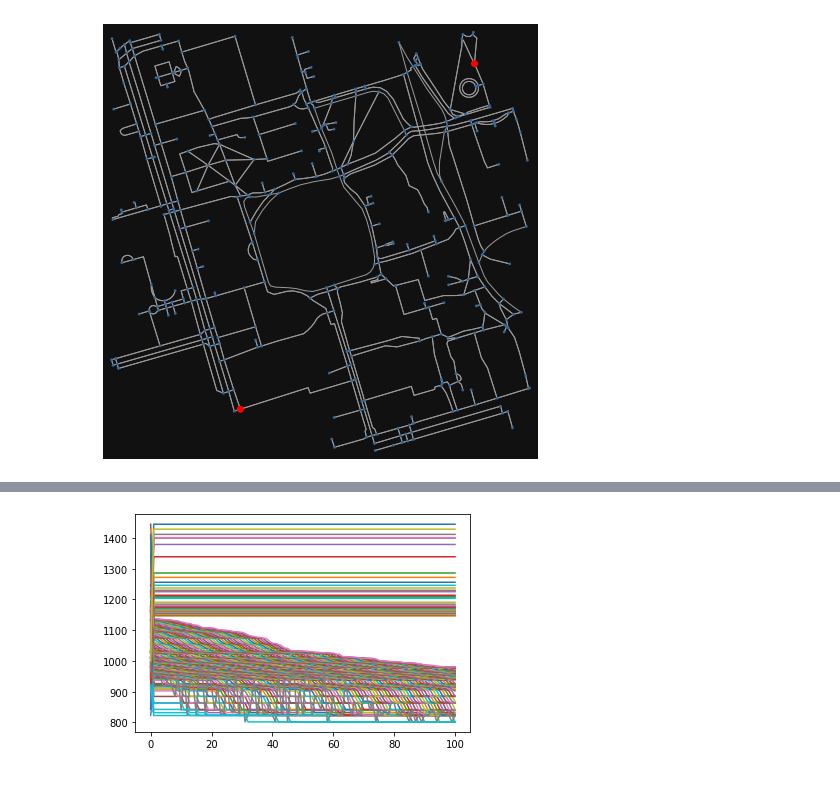
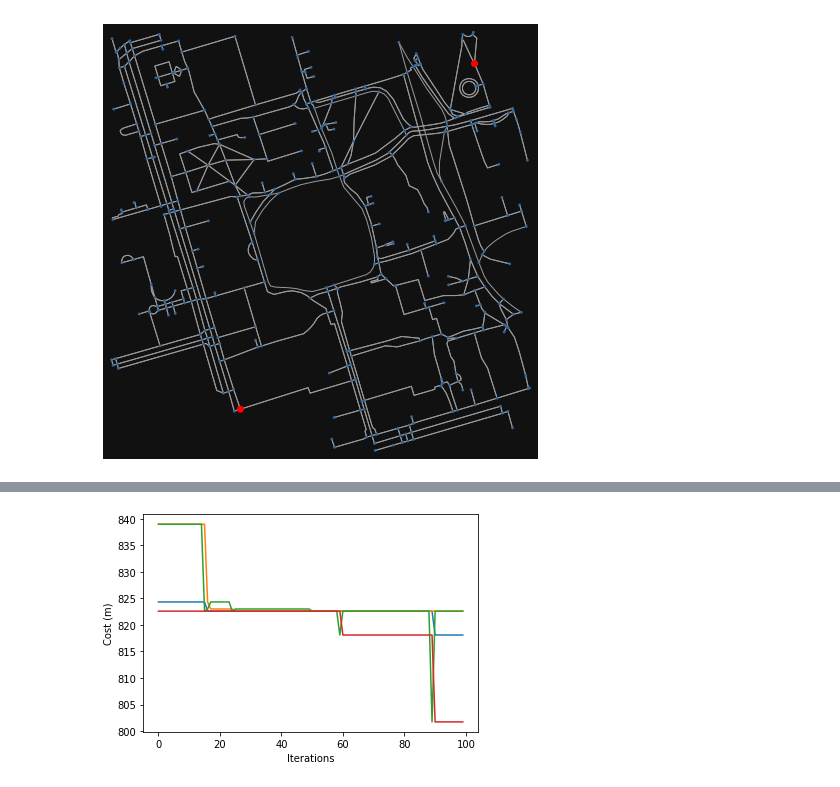
Before and after one commit to SmartMobilityAlgorithms/book, a Jupyter notebook: content/SwarmIntelligenceAlgorithms/ParticleSwarmOptimization.ipynb, the cells around one changed output, grey strips where cells are left out. Drawn from its saved outputs; the diff is of its cells as text; code cells hidden in the pictures.

Commit message:
Added more swarm

```diff
--- a/content/SwarmIntelligenceAlgorithms/ParticleSwarmOptimization.ipynb
+++ b/content/SwarmIntelligenceAlgorithms/ParticleSwarmOptimization.ipynb
@@ -43,11 +109,12 @@ num_swarms = 4
 num_iterations = 100
 
 # Used to track the costs for analysis
-swarm_costs = [[cost(G,p) for p in particles]]
+swarm_costs = []
 # %%
 for iteration in tqdm(range(num_iterations)):
     particles.sort(key=lambda p: cost(G,p))
     pps = n // num_swarms # particles per swarm
+
     # We select the best particles in each swarm to lead
     leaders = particles[:pps][:]
 
@@ -78,7 +145,17 @@ for iteration in tqdm(range(num_iterations)):
 
     # Add the new leaders
     particles[i*(pps-1)] = leaders[i]
-    swarm_costs.append([cost(G,p) for p in particles])
+
+    # Track the lowest cost in each swarm
+    swarms = list()
+    for i in range(num_swarms):
+        swarms.append(particles[i * (pps): i*(pps) + pps])
+
+    cost_set = []
+    for swarm in swarms:
+        lowest =min([cost(G,p) for p in swarm])
+        cost_set.append(lowest)
+    swarm_costs.append(cost_set)
 # %%
 route = min(particles, key=lambda p: cost(G,p))
 print("Cost:",cost(G,route))
@@ -88,5 +165,8 @@ Cost: 801.718
 Map(center=[43.6609405, -79.3951948], controls=(ZoomControl(options=['position', 'zoom_in_text', 'zoom_in_titl…
-# %%
-ax = plt.plot(swarm_costs)
-# %% [output]
-[figure, removed]
+# %%
+plt.plot(swarm_costs)
+plt.xlabel('Iterations')
+plt.ylabel('Cost (m)')
+plt.show()
+# %% [output]
+[figure, added]
```
Also changed, not shown: parts of 7 cells of this notebook, 9 other files.
